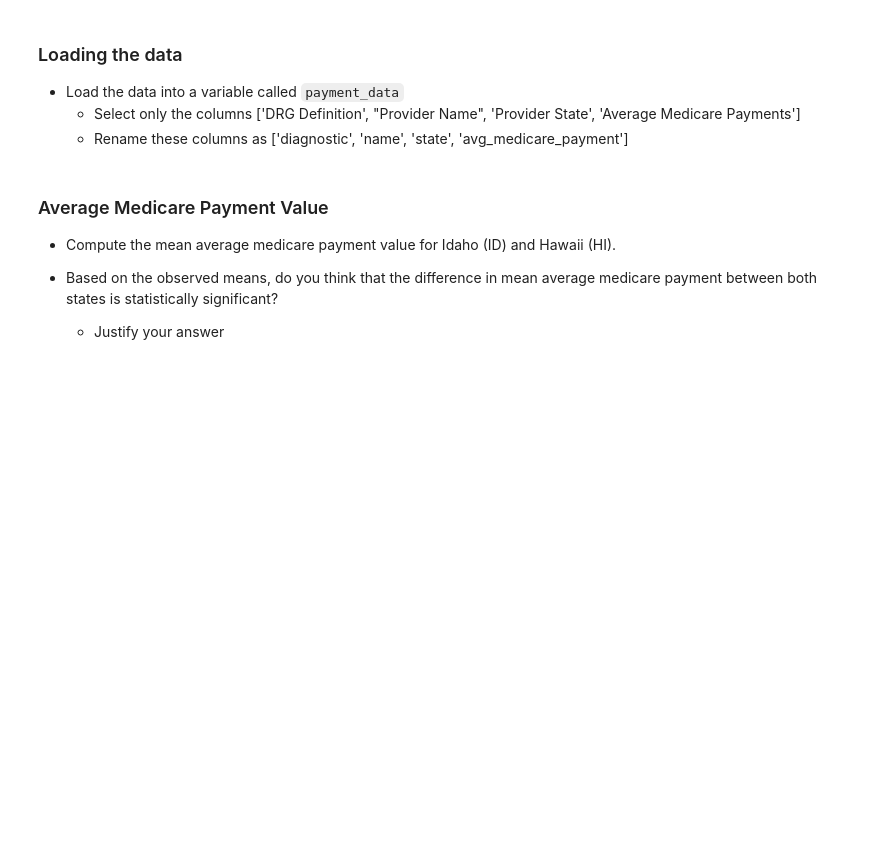
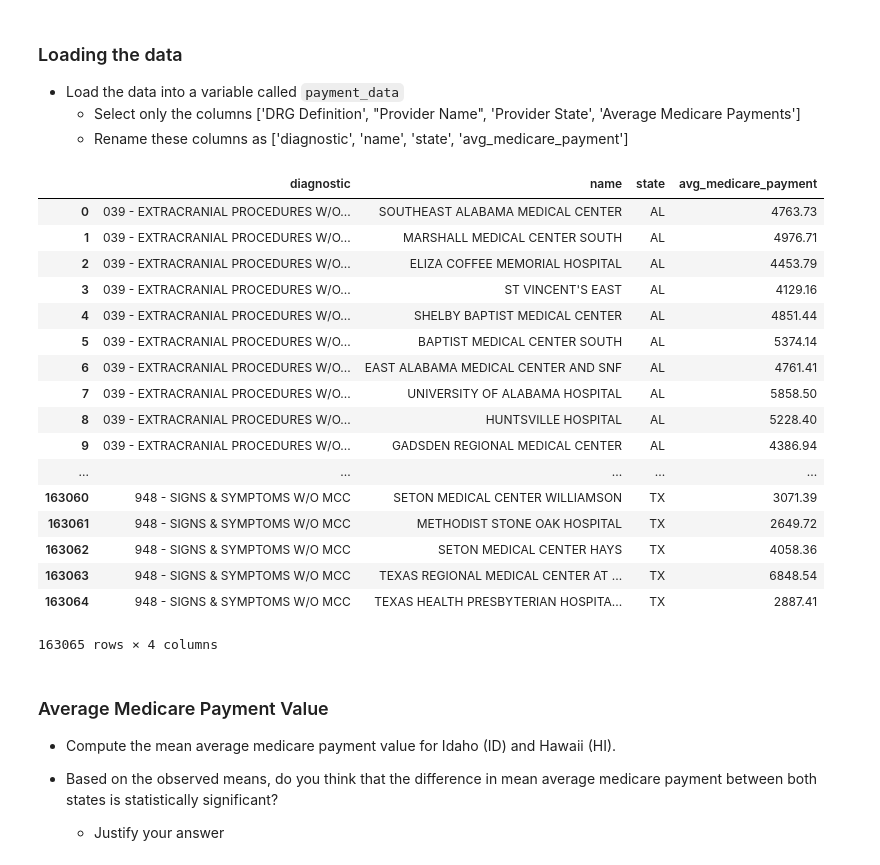
Before and after one commit to nlaranio/assignment-2-simulations-mahdi-b, a Jupyter notebook: Assignment_2.ipynb, the cells around one changed output. Cells and saved outputs as stored; diff of their text form; code cells hidden in the pictures; blank space fills up the shorter version.

Commit message:
start q2
import q2 data

```diff
--- a/Assignment_2.ipynb
+++ b/Assignment_2.ipynb
@@ -567,3 +567,26 @@ We are interested in comparing the avg. payments across states to assess whether
+# %%
+# Write you code here
+payment_data = pd.read_csv('data/hospital_charge_data.csv', usecols=['DRG Definition', 'Provider Name', 'Provider State', 'Average Medicare Payments'])
+payment_data.rename(index=str, columns={'DRG Definition':'diagnostic','Provider Name':'name','Provider State':'state','Average Medicare Payments':'avg_medicare_payment'})
+# %% [output]
+|  | diagnostic | name | state | avg_medicare_payment |
+| 0 | 039 - EXTRACRANIAL PROCEDURES W/O... | SOUTHEAST ALABAMA MEDICAL CENTER | AL | 4763.73 |
+| 1 | 039 - EXTRACRANIAL PROCEDURES W/O... | MARSHALL MEDICAL CENTER SOUTH | AL | 4976.71 |
+| 2 | 039 - EXTRACRANIAL PROCEDURES W/O... | ELIZA COFFEE MEMORIAL HOSPITAL | AL | 4453.79 |
+| 3 | 039 - EXTRACRANIAL PROCEDURES W/O... | ST VINCENT'S EAST | AL | 4129.16 |
+| 4 | 039 - EXTRACRANIAL PROCEDURES W/O... | SHELBY BAPTIST MEDICAL CENTER | AL | 4851.44 |
+| 5 | 039 - EXTRACRANIAL PROCEDURES W/O... | BAPTIST MEDICAL CENTER SOUTH | AL | 5374.14 |
+| 6 | 039 - EXTRACRANIAL PROCEDURES W/O... | EAST ALABAMA MEDICAL CENTER AND SNF | AL | 4761.41 |
+| 7 | 039 - EXTRACRANIAL PROCEDURES W/O... | UNIVERSITY OF ALABAMA HOSPITAL | AL | 5858.50 |
+| 8 | 039 - EXTRACRANIAL PROCEDURES W/O... | HUNTSVILLE HOSPITAL | AL | 5228.40 |
+| 9 | 039 - EXTRACRANIAL PROCEDURES W/O... | GADSDEN REGIONAL MEDICAL CENTER | AL | 4386.94 |
+| ... | ... | ... | ... | ... |
+| 163060 | 948 - SIGNS & SYMPTOMS W/O MCC | SETON MEDICAL CENTER WILLIAMSON | TX | 3071.39 |
+| 163061 | 948 - SIGNS & SYMPTOMS W/O MCC | METHODIST STONE OAK HOSPITAL | TX | 2649.72 |
+| 163062 | 948 - SIGNS & SYMPTOMS W/O MCC | SETON MEDICAL CENTER HAYS | TX | 4058.36 |
+| 163063 | 948 - SIGNS & SYMPTOMS W/O MCC | TEXAS REGIONAL MEDICAL CENTER AT ... | TX | 6848.54 |
+| 163064 | 948 - SIGNS & SYMPTOMS W/O MCC | TEXAS HEALTH PRESBYTERIAN HOSPITA... | TX | 2887.41 |
+163065 rows × 4 columns
 # %% [markdown]
 ### Average Medicare Payment Value
 
```
Also changed, not shown: parts of 2 cells of this notebook.
